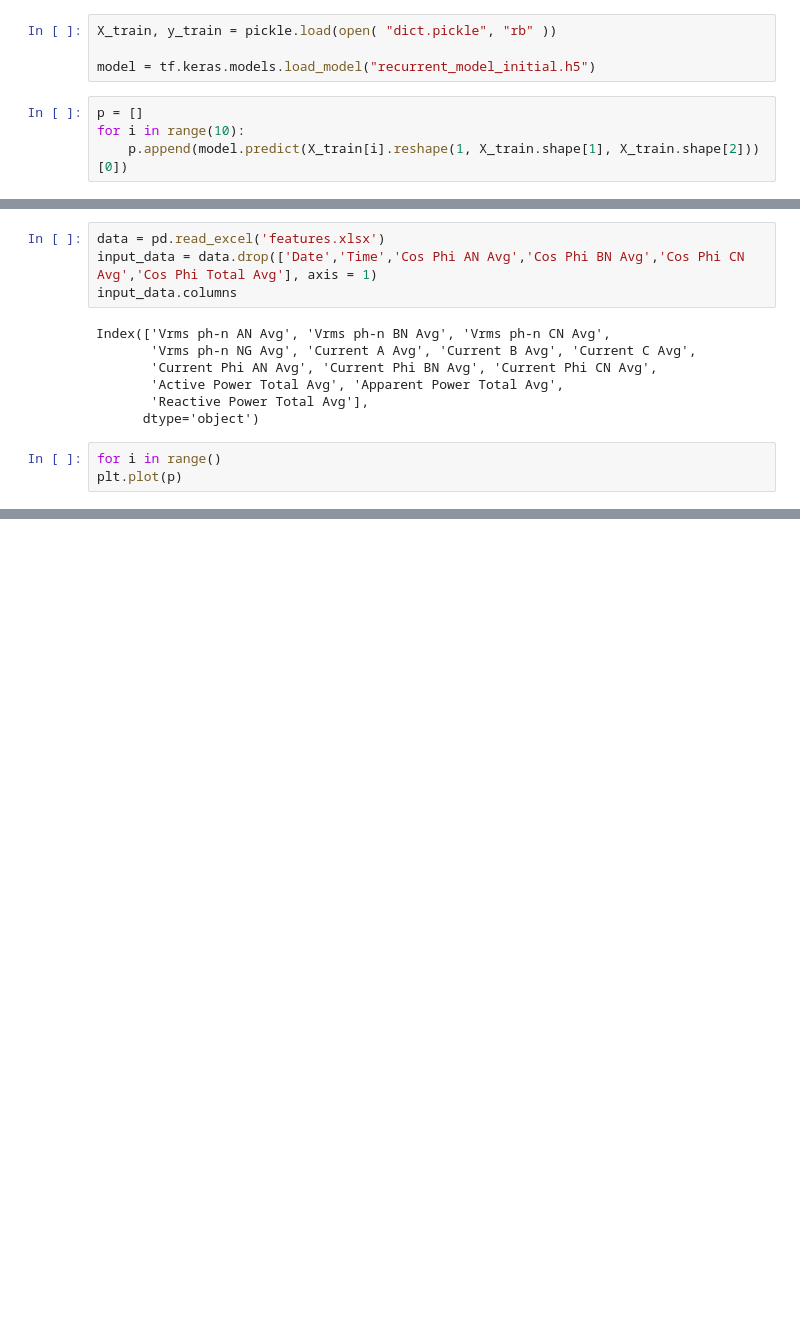
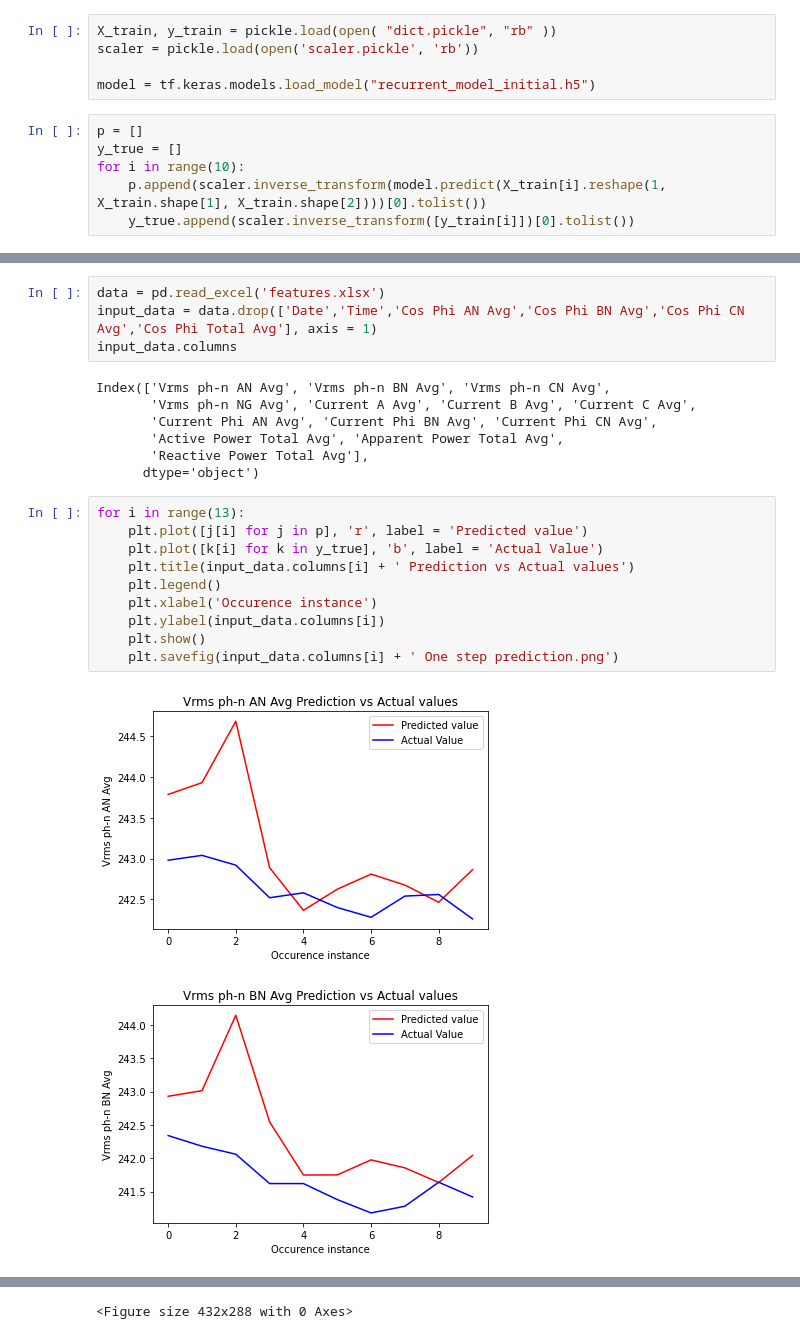
Before and after one commit to smoke-trees/sparc, a Jupyter notebook: recurrent model/metrics_plot.ipynb, the cells around one changed output, grey strips where cells are left out. Cells and saved outputs as stored; diff of their text form; blank space fills up the shorter version.

Commit message:
Add 10 step prediction
Signed-off-by: lordtt13 <thakurtanmay72@yahoo.com>

```diff
--- a/recurrent model/metrics_plot.ipynb
+++ b/recurrent model/metrics_plot.ipynb
@@ -13,10 +13,13 @@ except:
   pass
 # %%
 X_train, y_train = pickle.load(open( "dict.pickle", "rb" ))
+scaler = pickle.load(open('scaler.pickle', 'rb'))
 
 model = tf.keras.models.load_model("recurrent_model_initial.h5")
 # %%
 p = []
+y_true = []
 for i in range(10):
-    p.append(model.predict(X_train[i].reshape(1, X_train.shape[1], X_train.shape[2]))[0])
+    p.append(scaler.inverse_transform(model.predict(X_train[i].reshape(1, X_train.shape[1], X_train.shape[2])))[0].tolist())
+    y_true.append(scaler.inverse_transform([y_train[i]])[0].tolist())
 # %%
@@ -39,6 +53,16 @@ Index(['Vrms ph-n AN Avg', 'Vrms ph-n BN Avg', 'Vrms ph-n CN Avg',
        'Active Power Total Avg', 'Apparent Power Total Avg',
        'Reactive Power Total Avg'],
       dtype='object')
-# %%
-for i in range()
-plt.plot(p)
+# %%
+for i in range(13):
+    plt.plot([j[i] for j in p], 'r', label = 'Predicted value')
+    plt.plot([k[i] for k in y_true], 'b', label = 'Actual Value')
+    plt.title(input_data.columns[i] + ' Prediction vs Actual values')
+    plt.legend()
+    plt.xlabel('Occurence instance')
+    plt.ylabel(input_data.columns[i])
+    plt.show()
+    plt.savefig(input_data.columns[i] + ' One step prediction.png')
+# %% [output]
+[figure, added]
+[figure, added]
@@ -44,0 +80 @@ plt.plot(p)
+<Figure size 432x288 with 0 Axes>
```
Also changed, not shown: parts of 2 cells of this notebook.
